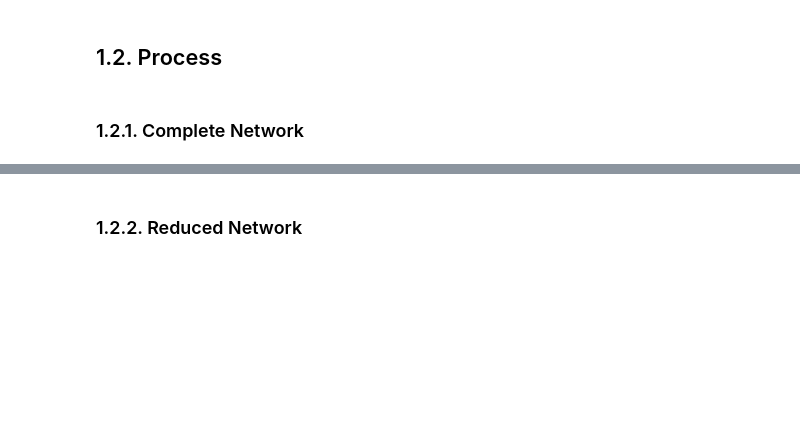
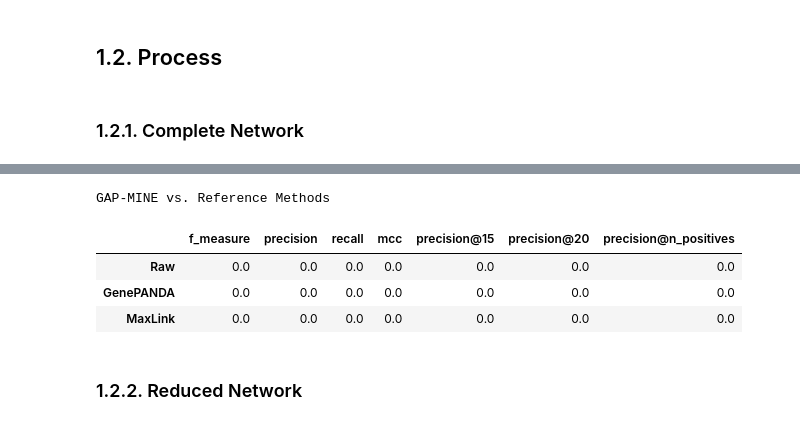
Before and after one commit to joanismi/GAP-MINE, a Jupyter notebook: python/src/visualization/Wilcoxon Tests.ipynb, the cells around one changed output, grey strips where cells are left out. Saved outputs shown, nothing was run; the diff lists cells and outputs as text; code cells hidden in the pictures; blank space fills up the shorter version.

```diff
--- a/python/src/visualization/Wilcoxon Tests.ipynb
+++ b/python/src/visualization/Wilcoxon Tests.ipynb
@@ -12,6 +12,10 @@ process_closeness_threshold = pd.read_csv('../../models/threshold_classifier/pro
 process_betweenness_threshold = pd.read_csv('../../models/threshold_classifier/process/process_betweenness_simple.csv')
 process_rwr_threshold = pd.read_csv('../../models/threshold_classifier/process/process_rwr_simple.csv')
 process_fraction_betweenness_threshold = pd.read_csv('../../models/threshold_classifier/process/process_fraction_betweenness_simple.csv')
+# %%
+process_raw_threshold = pd.read_csv('../../models/threshold_classifier/process/process_raw_simple.csv')
+process_genepanda_threshold = pd.read_csv('../../models/threshold_classifier/process/process_genepanda_simple.csv')
+process_maxlink_threshold = pd.read_csv('../../models/threshold_classifier/process/process_maxlink_simple.csv')
 # %%
 process_hypergeometric_proba_fs = pd.read_csv('../../models/GAP-MINE/process/probability/hypergeometric_lgr_proba.csv')
 process_closeness_proba_fs = pd.read_csv('../../models/GAP-MINE/process/probability/closeness_lgr_proba.csv')
@@ -279,6 +316,19 @@ Probability FS vs. Threshold
 | Betweenness | 0.12062 | 0.14922 | 0.02420 | 0.00000 | 0.00000 | 0.00000 | 0.00000 |
 | Fraction Betweenness | 1.00000 | 0.99041 | 1.00000 | 1.00000 | 1.00000 | 1.00000 | 1.00000 |
 | RWR | 0.03736 | 0.00000 | 0.99982 | 0.03242 | 0.00000 | 0.00000 | 0.00058 |
+# %%
+pairs={'Raw':[process_rwr_threshold, process_raw_threshold],
+        'GenePANDA':[process_rwr_threshold, process_genepanda_threshold],
+        'MaxLink':[process_rwr_threshold, process_maxlink_threshold]}
+
+print('GAP-MINE vs. Reference Methods')
+hypothesis_testing(pairs, 'greater')
+# %% [output]
+GAP-MINE vs. Reference Methods
+|  | f_measure | precision | recall | mcc | precision@15 | precision@20 | precision@n_positives |
+| Raw | 0.0 | 0.0 | 0.0 | 0.0 | 0.0 | 0.0 | 0.0 |
+| GenePANDA | 0.0 | 0.0 | 0.0 | 0.0 | 0.0 | 0.0 | 0.0 |
+| MaxLink | 0.0 | 0.0 | 0.0 | 0.0 | 0.0 | 0.0 | 0.0 |
 # %% [markdown]
 ### 1.2.2. Reduced Network
 # %%
```
Also changed, not shown: parts of 10 cells of this notebook, 42 other files.
